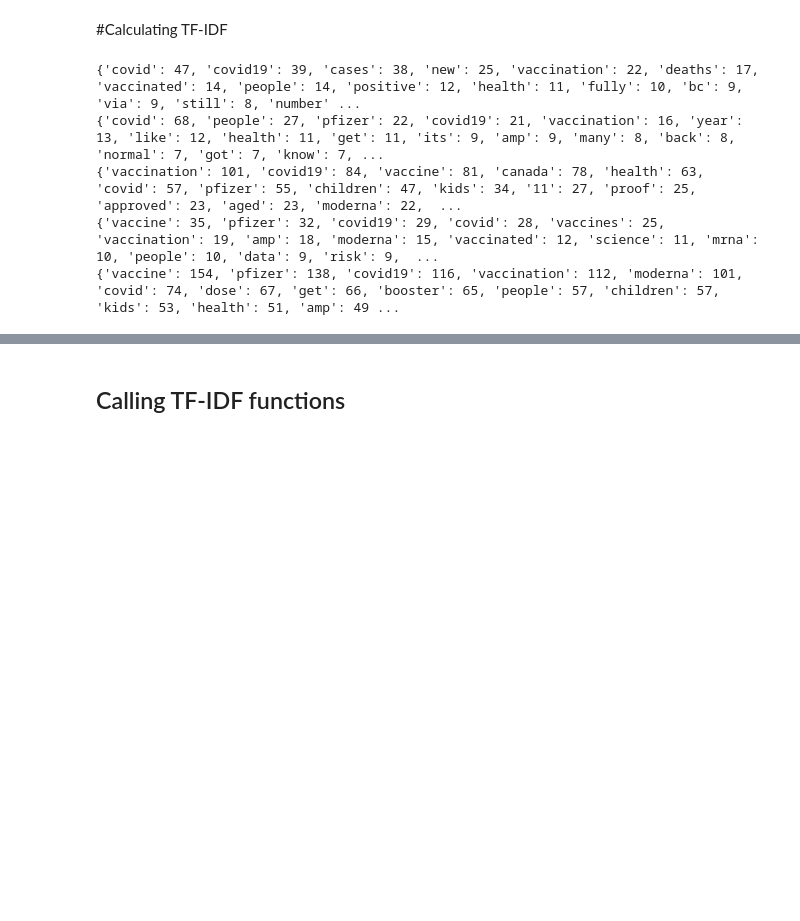
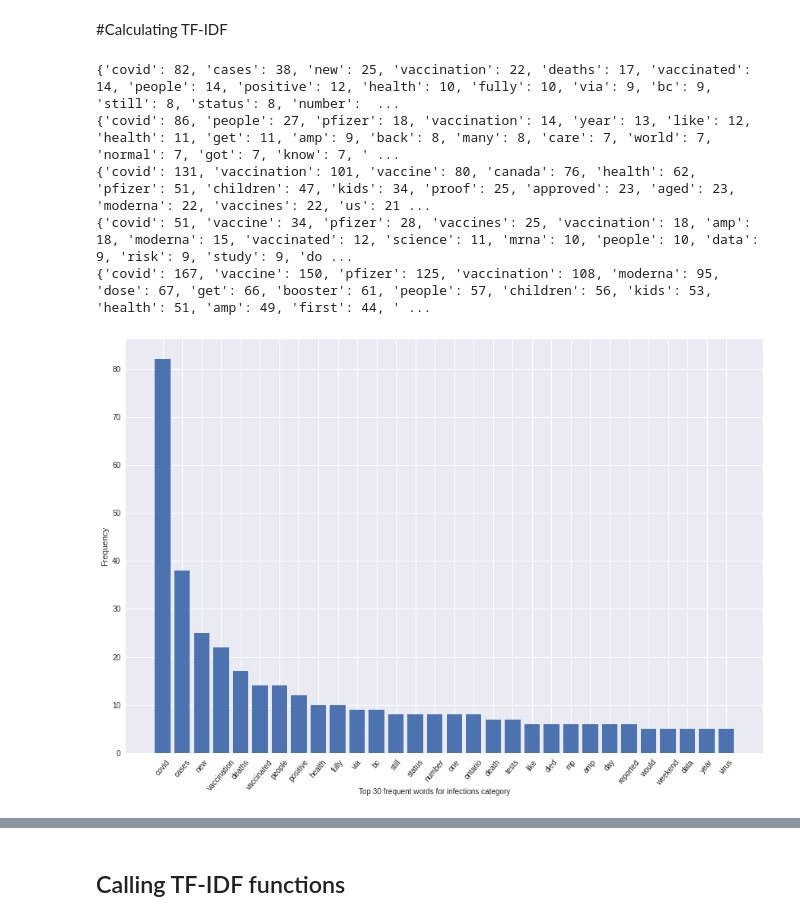
Before and after one commit to mohannashahrad/Comp598_Project, a Jupyter notebook: Notebooks/comp598_tfidf_script.ipynb, the cells around one changed output, grey strips where cells are left out. Cells and saved outputs as stored; diff of their text form; code cells hidden in the pictures; blank space fills up the shorter version.

```diff
--- a/Notebooks/comp598_tfidf_script.ipynb
+++ b/Notebooks/comp598_tfidf_script.ipynb
@@ -60,6 +61,21 @@ def expandContractions(text,contractions_dict=contractions_dict):
     def replace(match):
         return contractions_dict[match.group(0)]
     return regex.sub(replace, text)
+
+def plot_word_frequency_hist(data, category):
+  plot_data = collections.Counter(data).most_common(30)
+  keys = []
+  values = []
+  for i in plot_data:
+    keys.append(i[0])
+    values.append(i[1])
+
+  plt.style.use('seaborn')
+  fig = plt.figure(figsize=(15,10))
+  plt.xticks(rotation=50)
+  plt.ylabel("Frequency")
+  plt.bar(keys, values)
+  fig.text(.5, .05, f'Top 30 frequent words for {category} category', ha='center')
 # %% [markdown]
 # Loading the finalized dataset
 # %%
@@ -237,19 +322,19 @@ def sort_result(result_dict, num_of_words):
 # %%
 # Creating a dictionary of frequencies per category
 
 categories = ['infections', 'pandemic effects', 'policy', 'science', 'vaccination']
 freq_dict = {}
 for c in categories:
   freq = filter_df_by_category(c)['text'].str.split(expand=True).stack().value_counts()
   freq_df = pd.DataFrame(freq).transpose()
   result = freq_df.to_dict('records')
   freq_dict[c] = result[0]
   print(result[0])
-
-#print(freq_dict)
+  plot_word_frequency_hist(result[0],c)
 # %% [output]
-{'covid': 47, 'covid19': 39, 'cases': 38, 'new': 25, 'vaccination': 22, 'deaths': 17, 'vaccinated': 14, 'people': 14, 'positive': 12, 'health': 11, 'fully': 10, 'bc': 9, 'via': 9, 'still': 8, 'number' ...
-{'covid': 68, 'people': 27, 'pfizer': 22, 'covid19': 21, 'vaccination': 16, 'year': 13, 'like': 12, 'health': 11, 'get': 11, 'its': 9, 'amp': 9, 'many': 8, 'back': 8, 'normal': 7, 'got': 7, 'know': 7, ...
-{'vaccination': 101, 'covid19': 84, 'vaccine': 81, 'canada': 78, 'health': 63, 'covid': 57, 'pfizer': 55, 'children': 47, 'kids': 34, '11': 27, 'proof': 25, 'approved': 23, 'aged': 23, 'moderna': 22,  ...
-{'vaccine': 35, 'pfizer': 32, 'covid19': 29, 'covid': 28, 'vaccines': 25, 'vaccination': 19, 'amp': 18, 'moderna': 15, 'vaccinated': 12, 'science': 11, 'mrna': 10, 'people': 10, 'data': 9, 'risk': 9,  ...
-{'vaccine': 154, 'pfizer': 138, 'covid19': 116, 'vaccination': 112, 'moderna': 101, 'covid': 74, 'dose': 67, 'get': 66, 'booster': 65, 'people': 57, 'children': 57, 'kids': 53, 'health': 51, 'amp': 49 ...
+{'covid': 82, 'cases': 38, 'new': 25, 'vaccination': 22, 'deaths': 17, 'vaccinated': 14, 'people': 14, 'positive': 12, 'health': 10, 'fully': 10, 'via': 9, 'bc': 9, 'still': 8, 'status': 8, 'number':  ...
+{'covid': 86, 'people': 27, 'pfizer': 18, 'vaccination': 14, 'year': 13, 'like': 12, 'health': 11, 'get': 11, 'amp': 9, 'back': 8, 'many': 8, 'care': 7, 'world': 7, 'normal': 7, 'got': 7, 'know': 7, ' ...
+{'covid': 131, 'vaccination': 101, 'vaccine': 80, 'canada': 76, 'health': 62, 'pfizer': 51, 'children': 47, 'kids': 34, 'proof': 25, 'approved': 23, 'aged': 23, 'moderna': 22, 'vaccines': 22, 'us': 21 ...
+{'covid': 51, 'vaccine': 34, 'pfizer': 28, 'vaccines': 25, 'vaccination': 18, 'amp': 18, 'moderna': 15, 'vaccinated': 12, 'science': 11, 'mrna': 10, 'people': 10, 'data': 9, 'risk': 9, 'study': 9, 'do ...
+{'covid': 167, 'vaccine': 150, 'pfizer': 125, 'vaccination': 108, 'moderna': 95, 'dose': 67, 'get': 66, 'booster': 61, 'people': 57, 'children': 56, 'kids': 53, 'health': 51, 'amp': 49, 'first': 44, ' ...
+[figure, added]
```
Also changed, not shown: parts of 18 cells of this notebook.
